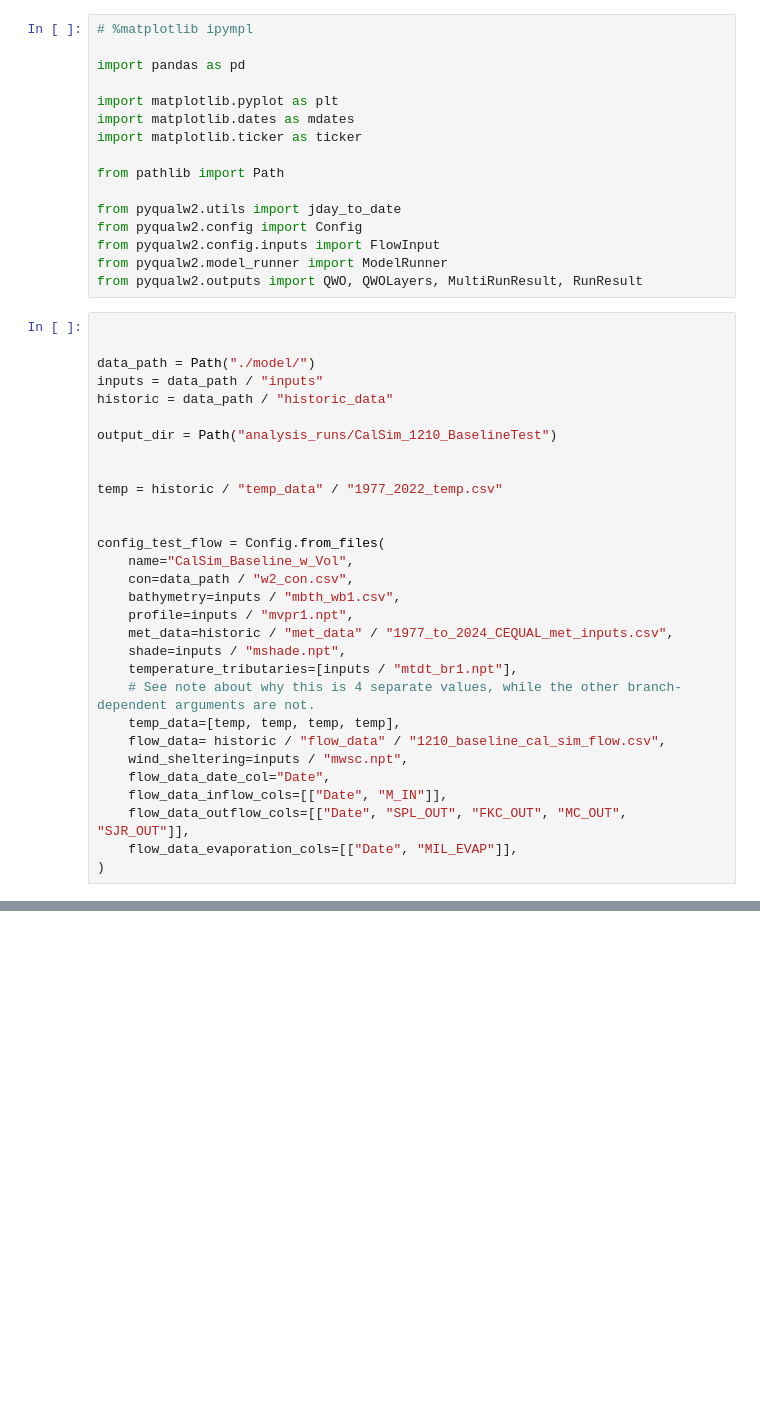
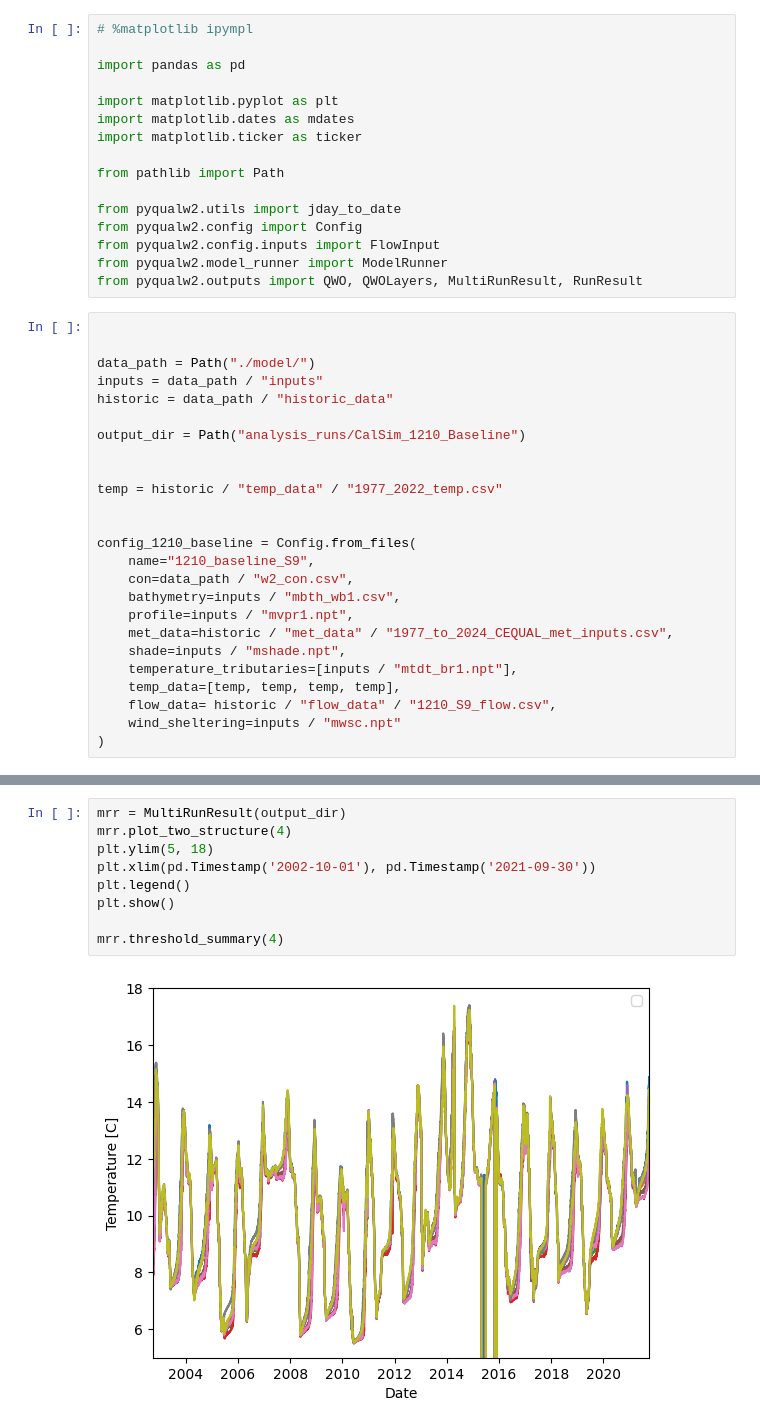
Before and after one commit to JustinBaumHawkins/millerton_reservoir, a Jupyter notebook: 2026_CalSim_Baseline.ipynb, the cells around one changed output, grey strips where cells are left out. Drawn from its saved outputs; the diff is of its cells as text; blank space fills up the shorter version.

```diff
--- a/2026_CalSim_Baseline.ipynb
+++ b/2026_CalSim_Baseline.ipynb
@@ -26,28 +26,23 @@ data_path = Path("./model/")
 inputs = data_path / "inputs"
 historic = data_path / "historic_data"
 
-output_dir = Path("analysis_runs/CalSim_1210_BaselineTest")
+output_dir = Path("analysis_runs/CalSim_1210_Baseline")
 
 
 temp = historic / "temp_data" / "1977_2022_temp.csv"
 
 
-config_test_flow = Config.from_files(
-    name="CalSim_Baseline_w_Vol",
+config_1210_baseline = Config.from_files(
+    name="1210_baseline_S9",
     con=data_path / "w2_con.csv",
     bathymetry=inputs / "mbth_wb1.csv",
     profile=inputs / "mvpr1.npt",
     met_data=historic / "met_data" / "1977_to_2024_CEQUAL_met_inputs.csv",
     shade=inputs / "mshade.npt",
     temperature_tributaries=[inputs / "mtdt_br1.npt"],
-    # See note about why this is 4 separate values, while the other branch-dependent arguments are not.
     temp_data=[temp, temp, temp, temp],
-    flow_data= historic / "flow_data" / "1210_baseline_cal_sim_flow.csv",
-    wind_sheltering=inputs / "mwsc.npt",
-    flow_data_date_col="Date",
-    flow_data_inflow_cols=[["Date", "M_IN"]],
-    flow_data_outflow_cols=[["Date", "SPL_OUT", "FKC_OUT", "MC_OUT", "SJR_OUT"]],
-    flow_data_evaporation_cols=[["Date", "MIL_EVAP"]],
+    flow_data= historic / "flow_data" / "1210_S9_flow.csv",
+    wind_sheltering=inputs / "mwsc.npt"
 )
 # %%
 #timedata can receive any ISO 8609-formatted datetime string
@@ -309,0 +69,11 @@ df
+# %%
+mrr = MultiRunResult(output_dir)
+mrr.plot_two_structure(4)
+plt.ylim(5, 18)
+plt.xlim(pd.Timestamp('2002-10-01'), pd.Timestamp('2021-09-30'))
+plt.legend()
+plt.show()
+
+mrr.threshold_summary(4)
+# %% [output]
+[figure, added]
```
Also changed, not shown: parts of 16 cells of this notebook, 5 other files.
